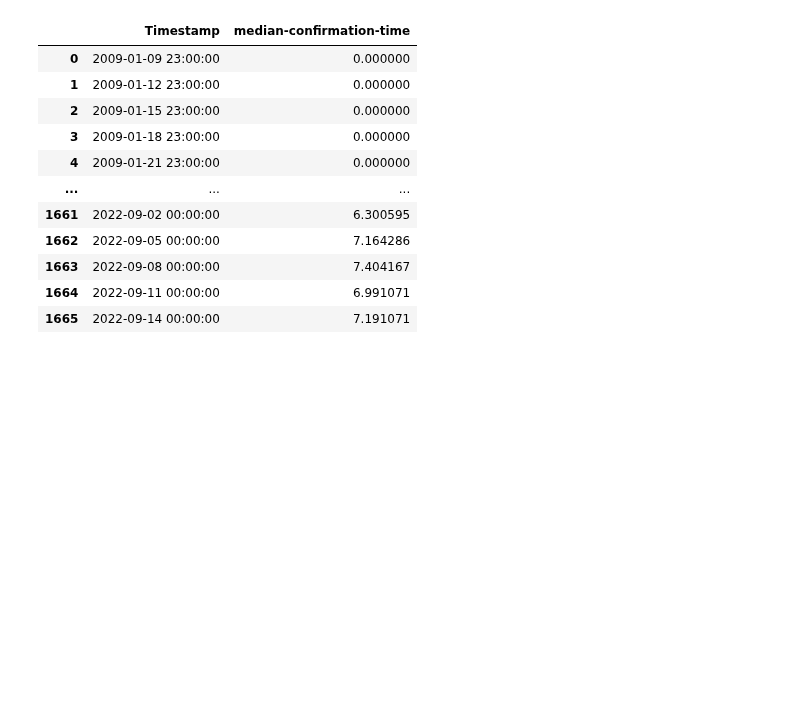
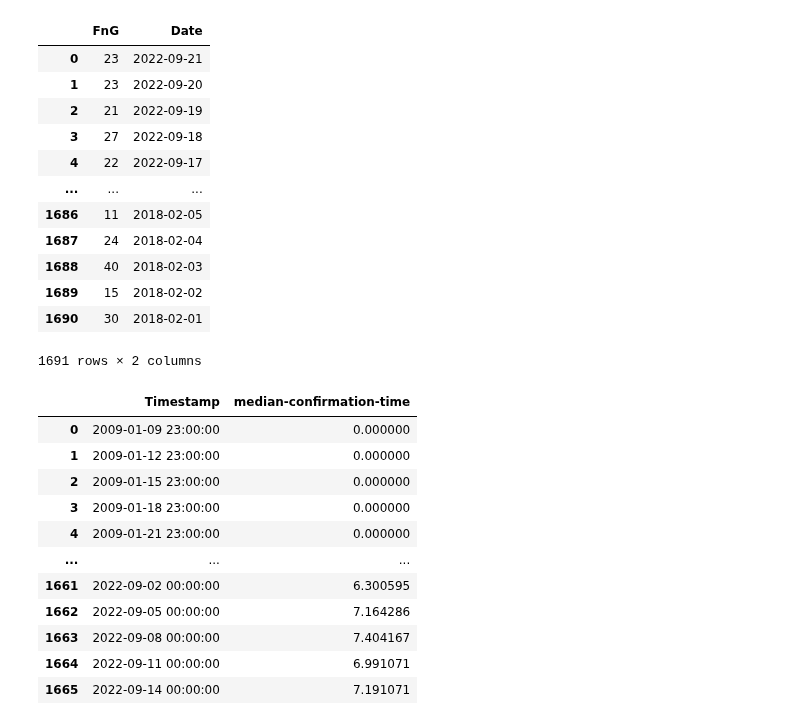
Before and after one commit to Alexis-Fauxbaton/Financial-Predictions, a Jupyter notebook: data.ipynb, the cells around one changed output. Drawn from its saved outputs; the diff is of its cells as text; code cells hidden in the pictures; blank space fills up the shorter version.

```diff
--- a/data.ipynb
+++ b/data.ipynb
@@ -7,3 +8,33 @@ from datetime import timedelta
+# %%
+def fear_and_greed():
+
+    URL = "https://api.alternative.me/fng/?limit=0"
+    r = requests.get(url = URL)
+    fng = r.json()
+    fng = pd.DataFrame(fng['data'])
+    fng["timestamp"] = fng["timestamp"].astype(int)
+    fng["value"] = fng["value"].astype(int)
+    for index,row in fng.iterrows():
+        fng.loc[index,"timestamp"] = datetime.utcfromtimestamp(fng.loc[index,"timestamp"])
+        fng.loc[index,"timestamp"] = fng.loc[index,"timestamp"].strftime("%Y-%m-%d")
+    fng.rename(columns={"timestamp":"Date", "value":"FnG"},inplace=True)
+
+    return fng.drop(["time_until_update","value_classification"],axis=1)
+fear_and_greed()
+# %% [output]
+|  | FnG | Date |
+| 0 | 23 | 2022-09-21 |
+| 1 | 23 | 2022-09-20 |
+| 2 | 21 | 2022-09-19 |
+| 3 | 27 | 2022-09-18 |
+| 4 | 22 | 2022-09-17 |
+| ... | ... | ... |
+| 1686 | 11 | 2018-02-05 |
+| 1687 | 24 | 2018-02-04 |
+| 1688 | 40 | 2018-02-03 |
+| 1689 | 15 | 2018-02-02 |
+| 1690 | 30 | 2018-02-01 |
+1691 rows × 2 columns
 # %%
 def add_rsi(data):
     df = data.copy()
```
Also changed, not shown: parts of 4 cells of this notebook, 1 other file.
